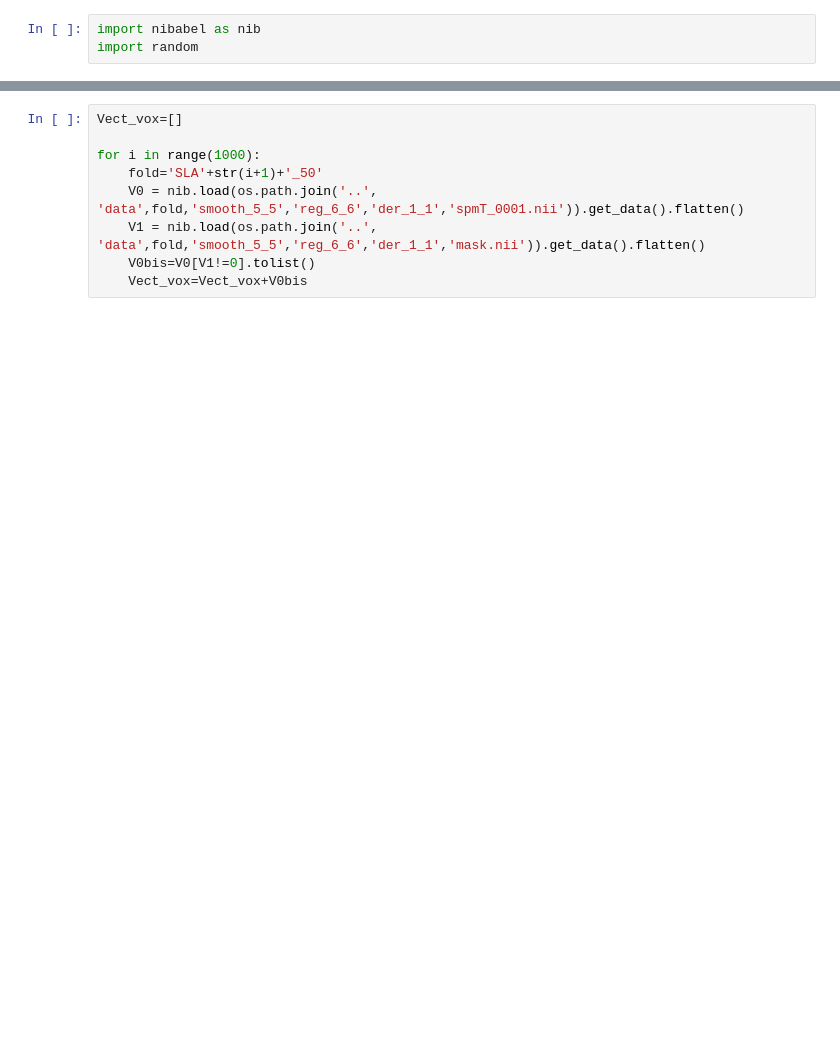
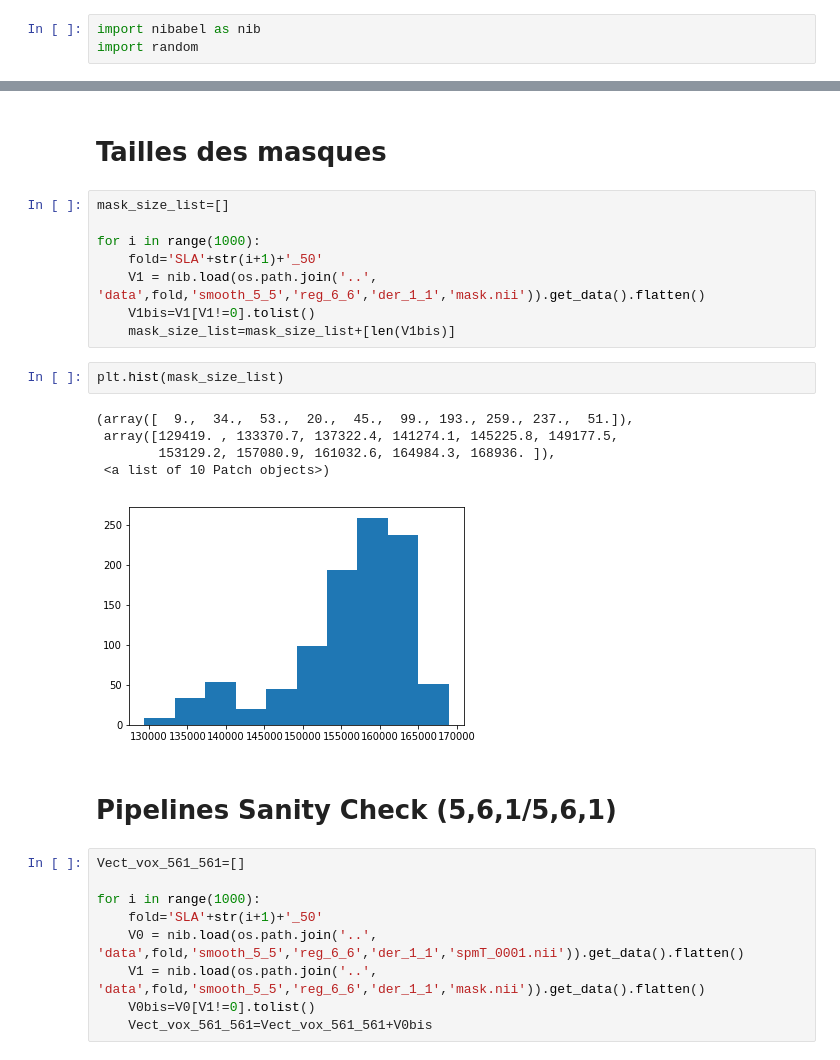
Before and after one commit to xroll174/Correct-Variability-Pipelines, a Jupyter notebook: results/Results.ipynb, the cells around one changed output, grey strips where cells are left out. Saved outputs shown, nothing was run; the diff lists cells and outputs as text; blank space fills up the shorter version.

```diff
--- a/results/Results.ipynb
+++ b/results/Results.ipynb
@@ -8,10 +83,30 @@ import random
+# %% [markdown]
+# Tailles des masques
+# %%
+mask_size_list=[]
+
+for i in range(1000):
+    fold='SLA'+str(i+1)+'_50'
+    V1 = nib.load(os.path.join('..', 'data',fold,'smooth_5_5','reg_6_6','der_1_1','mask.nii')).get_data().flatten()
+    V1bis=V1[V1!=0].tolist()
+    mask_size_list=mask_size_list+[len(V1bis)]
+# %%
+plt.hist(mask_size_list)
+# %% [output]
+(array([  9.,  34.,  53.,  20.,  45.,  99., 193., 259., 237.,  51.]),
+ array([129419. , 133370.7, 137322.4, 141274.1, 145225.8, 149177.5,
+        153129.2, 157080.9, 161032.6, 164984.3, 168936. ]),
+ <a list of 10 Patch objects>)
+[figure, added]
+# %% [markdown]
+# Pipelines Sanity Check (5,6,1/5,6,1)
 # %%
-Vect_vox=[]
+Vect_vox_561_561=[]
 
 for i in range(1000):
     fold='SLA'+str(i+1)+'_50'
     V0 = nib.load(os.path.join('..', 'data',fold,'smooth_5_5','reg_6_6','der_1_1','spmT_0001.nii')).get_data().flatten()
     V1 = nib.load(os.path.join('..', 'data',fold,'smooth_5_5','reg_6_6','der_1_1','mask.nii')).get_data().flatten()
     V0bis=V0[V1!=0].tolist()
-    Vect_vox=Vect_vox+V0bis
+    Vect_vox_561_561=Vect_vox_561_561+V0bis
 # %%
```
Also changed, not shown: parts of 47 cells of this notebook.
